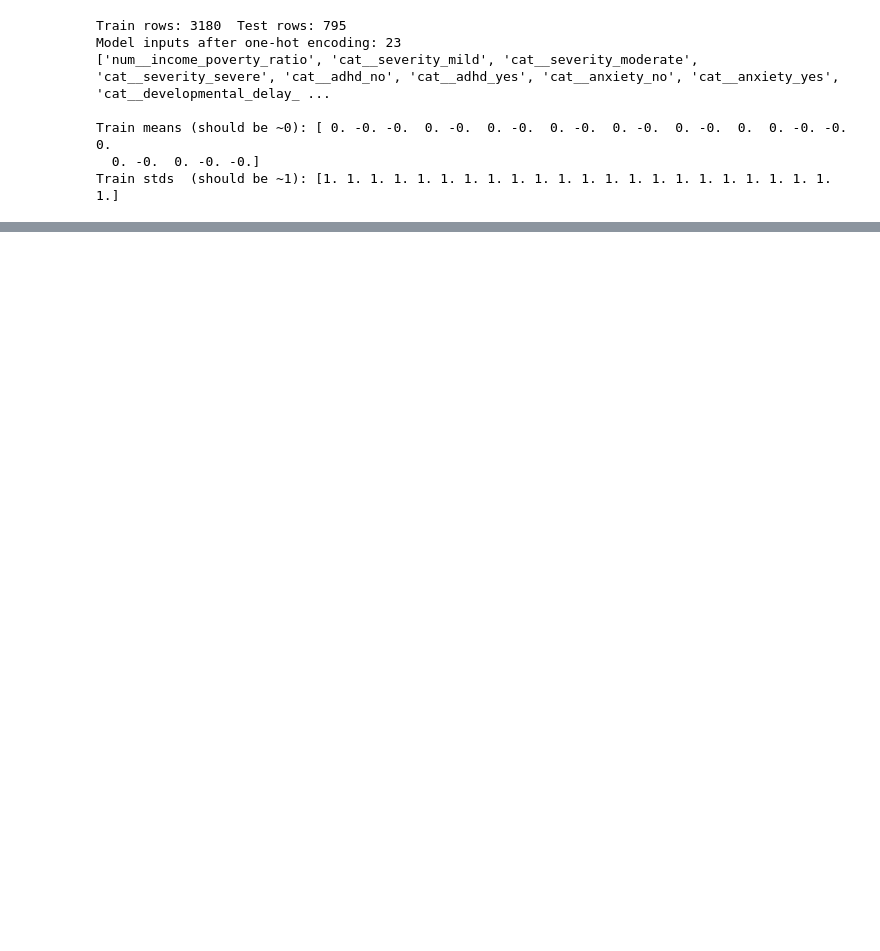
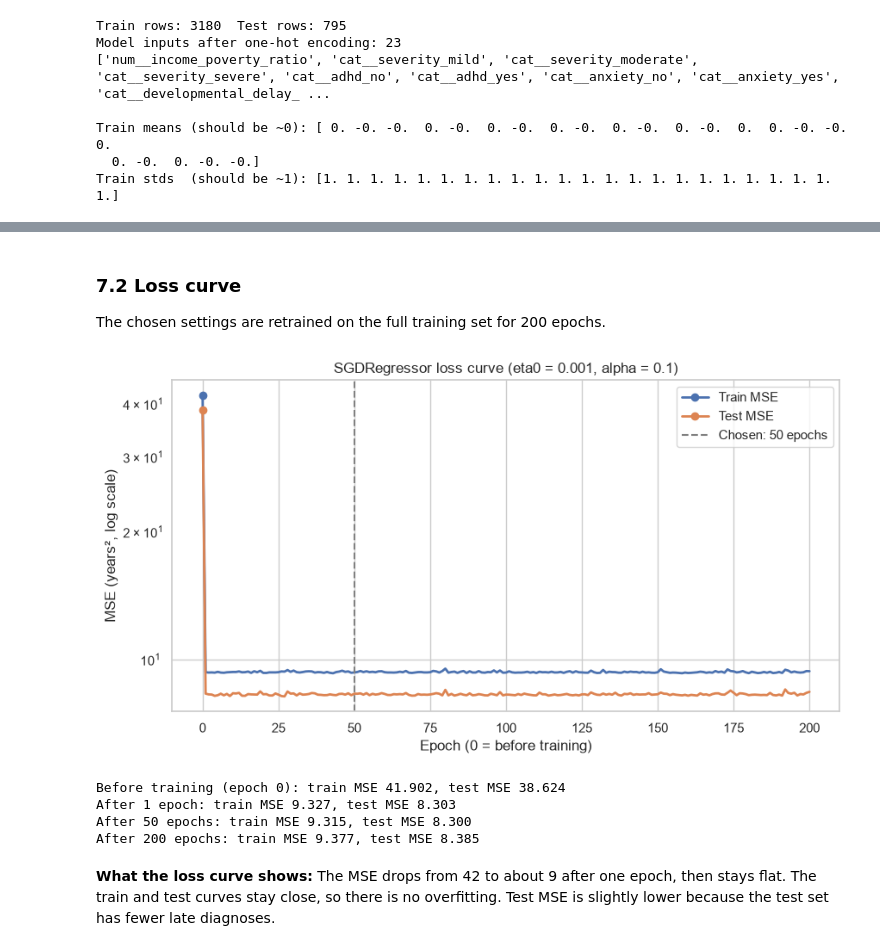
Before and after one commit to pmganga/linear_regression_model, a Jupyter notebook: summative/linear_regression/multivariate.ipynb, the cells around one changed output, grey strips where cells are left out. Saved outputs shown, nothing was run; the diff lists cells and outputs as text; code cells hidden in the pictures; blank space fills up the shorter version.

```diff
--- a/summative/linear_regression/multivariate.ipynb
+++ b/summative/linear_regression/multivariate.ipynb
@@ -464,0 +573,34 @@ The data is now ready for training and comparing the four models.
+# %% [markdown]
+### 7.2 Loss curve
+The chosen settings are retrained on the full training set for 200 epochs.
+# %%
+_, curve_train, curve_test = train_sgd(X_train_t, y_train, X_test_t, y_test, BEST_ETA0, BEST_ALPHA, MAX_EPOCHS)
+
+# Epoch 0 = before any training: all weights are 0, so every prediction is 0
+curve_train = [float(np.mean(y_train ** 2))] + curve_train
+curve_test = [float(np.mean(y_test ** 2))] + curve_test
+
+fig, ax = plt.subplots(figsize=(10, 5))
+epochs_axis = range(0, len(curve_train))
+ax.plot(epochs_axis, curve_train, label="Train MSE", linewidth=2, marker="o", markevery=[0])
+ax.plot(epochs_axis, curve_test, label="Test MSE", linewidth=2, marker="o", markevery=[0])
+ax.axvline(BEST_EPOCHS, color="grey", linestyle="--", label=f"Chosen: {BEST_EPOCHS} epochs")
+ax.set_yscale("log")
+ax.set(title=f"SGDRegressor loss curve (eta0 = {BEST_ETA0}, alpha = {BEST_ALPHA})",
+       xlabel="Epoch (0 = before training)", ylabel="MSE (years², log scale)")
+ax.legend()
+plt.show()
+
+sgd_model, _, _ = train_sgd(X_train_t, y_train, X_test_t, y_test, BEST_ETA0, BEST_ALPHA, BEST_EPOCHS)
+print(f"Before training (epoch 0): train MSE {curve_train[0]:.3f}, test MSE {curve_test[0]:.3f}")
+print(f"After 1 epoch: train MSE {curve_train[1]:.3f}, test MSE {curve_test[1]:.3f}")
+print(f"After {BEST_EPOCHS} epochs: train MSE {curve_train[BEST_EPOCHS]:.3f}, test MSE {curve_test[BEST_EPOCHS]:.3f}")
+print(f"After {MAX_EPOCHS} epochs: train MSE {curve_train[-1]:.3f}, test MSE {curve_test[-1]:.3f}")
+# %% [output]
+[figure, added]
+Before training (epoch 0): train MSE 41.902, test MSE 38.624
+After 1 epoch: train MSE 9.327, test MSE 8.303
+After 50 epochs: train MSE 9.315, test MSE 8.300
+After 200 epochs: train MSE 9.377, test MSE 8.385
+# %% [markdown]
+**What the loss curve shows:** The MSE drops from 42 to about 9 after one epoch, then stays flat. The train and test curves stay close, so there is no overfitting. Test MSE is slightly lower because the test set has fewer late diagnoses.
```
Also changed, not shown: parts of 41 cells of this notebook.
